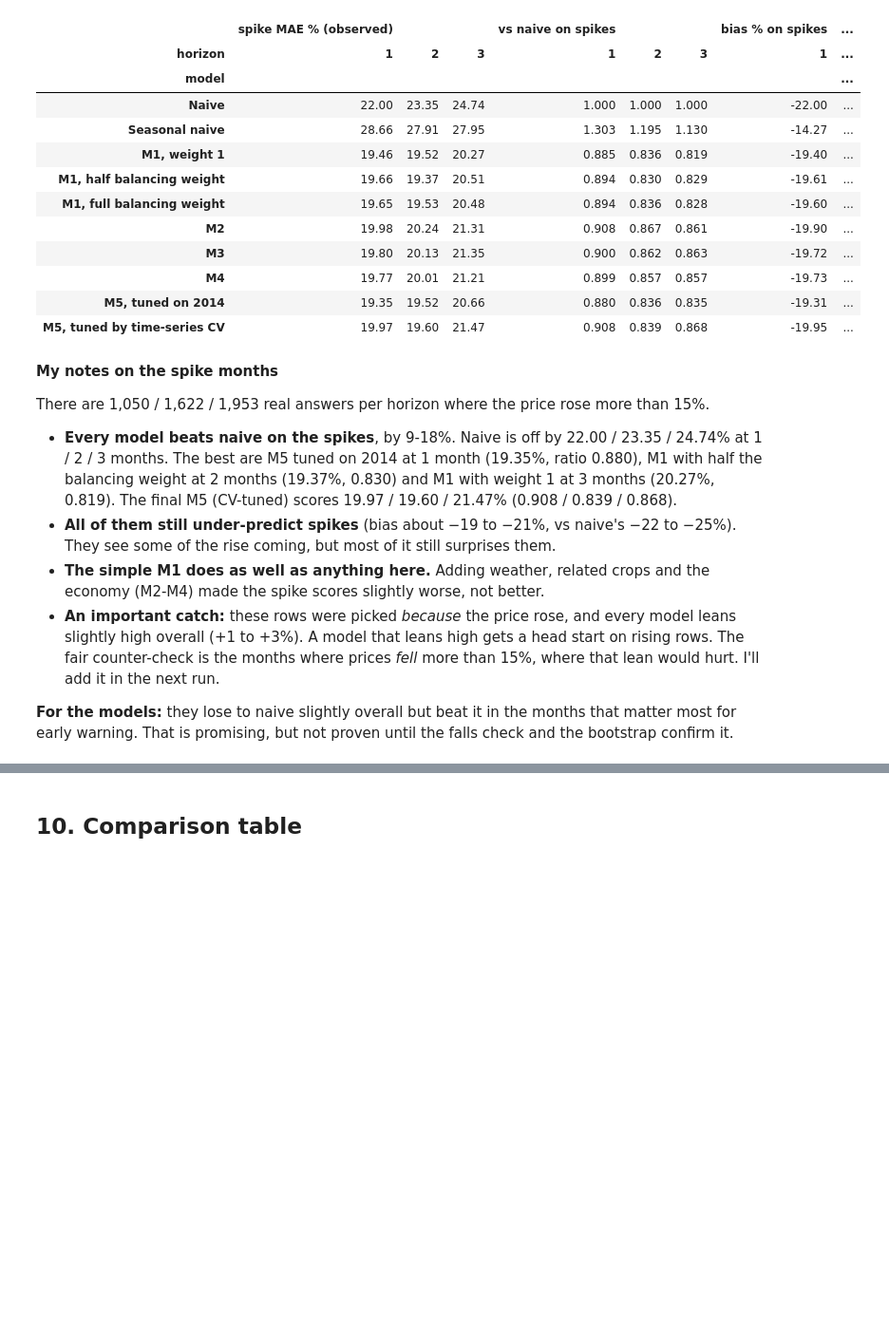
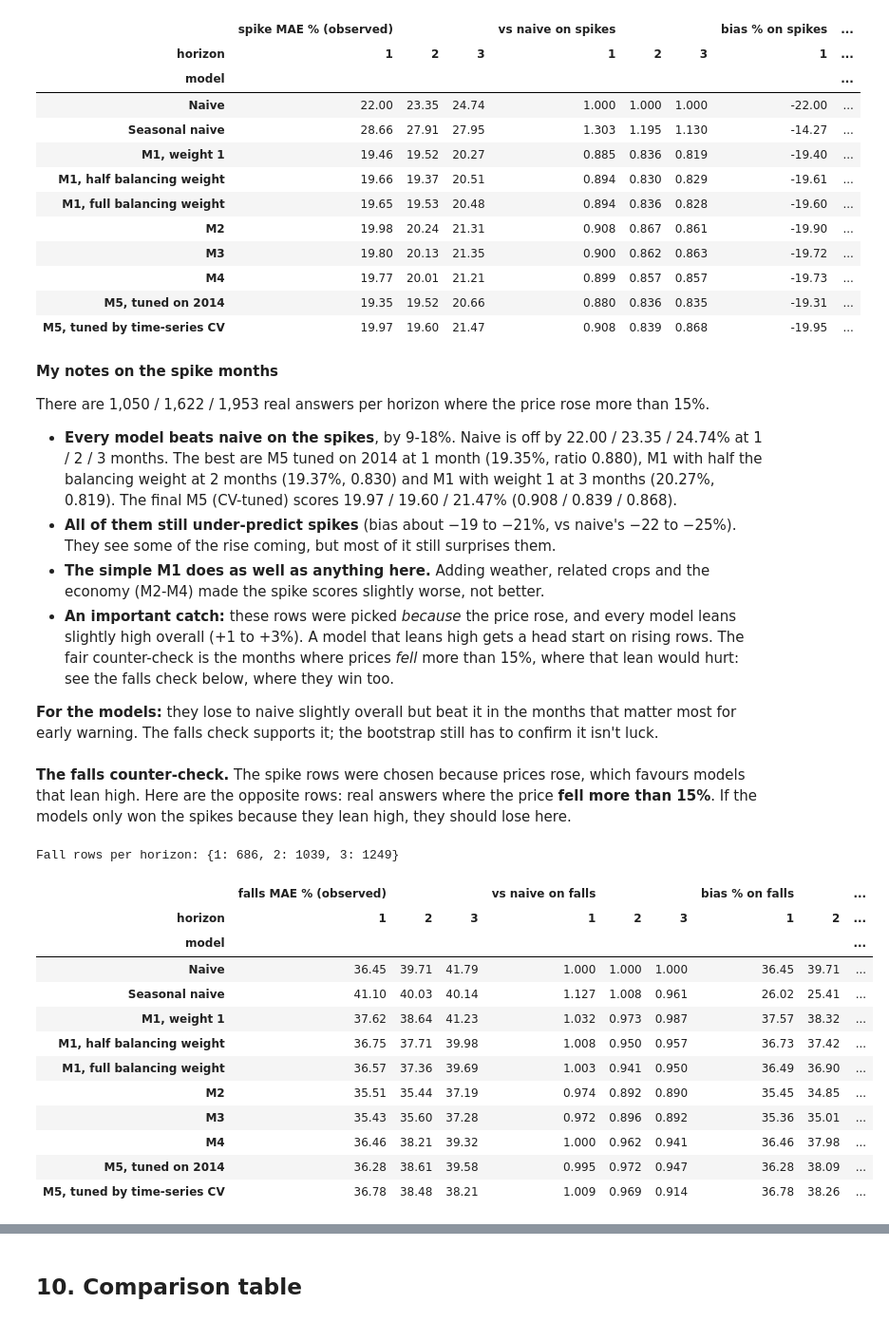
Before and after one commit to samerickwaks/sokoradar, a Jupyter notebook: notebooks/modelling/02_model_build.ipynb, the cells around one changed output, grey strips where cells are left out. Shown at 95% size. Drawn from its saved outputs; the diff is of its cells as text; code cells hidden in the pictures; blank space fills up the shorter version.

Commit message:
Checkpoints for every model, falls check and leak check

```diff
--- a/notebooks/modelling/02_model_build.ipynb
+++ b/notebooks/modelling/02_model_build.ipynb
@@ -1616,6 +1692,34 @@ There are 1,050 / 1,622 / 1,953 real answers per horizon where the price rose mo
 - **Every model beats naive on the spikes**, by 9-18%. Naive is off by 22.00 / 23.35 / 24.74% at 1 / 2 / 3 months. The best are M5 tuned on 2014 at 1 month (19.35%, ratio 0.880), M1 with half the balancing weight at 2 months (19.37%, 0.830) and M1 with weight 1 at 3 months (20.27%, 0.819). The final M5 (CV-tuned) scores 19.97 / 19.60 / 21.47% (0.908 / 0.839 / 0.868).
 - **All of them still under-predict spikes** (bias about −19 to −21%, vs naive's −22 to −25%). They see some of the rise coming, but most of it still surprises them.
 - **The simple M1 does as well as anything here.** Adding weather, related crops and the economy (M2-M4) made the spike scores slightly worse, not better.
-- **An important catch:** these rows were picked *because* the price rose, and every model leans slightly high overall (+1 to +3%). A model that leans high gets a head start on rising rows. The fair counter-check is the months where prices *fell* more than 15%, where that lean would hurt. I'll add it in the next run.
+- **An important catch:** these rows were picked *because* the price rose, and every model leans slightly high overall (+1 to +3%). A model that leans high gets a head start on rising rows. The fair counter-check is the months where prices *fell* more than 15%, where that lean would hurt: see the falls check below, where they win too.
 
-**For the models:** they lose to naive slightly overall but beat it in the months that matter most for early warning. That is promising, but not proven until the falls check and the bootstrap confirm it.
+**For the models:** they lose to naive slightly overall but beat it in the months that matter most for early warning. The falls check supports it; the bootstrap still has to confirm it isn't luck.
+# %% [markdown]
+**The falls counter-check.** The spike rows were chosen because prices rose, which favours models that lean high. Here are the opposite rows: real answers where the price **fell more than 15%**. If the models only won the spikes because they lean high, they should lose here.
+# %%
+# Falls check: error on observed prices where the real price fell more than 15% from the origin month, for every model
+falls = all_forecasts[all_forecasts["target_observed"] & (actual_rise < -0.15)]
+falls_scores = score(falls).query("prices == 'observed'")
+falls_mae = falls_scores.pivot_table(index="model", columns="horizon", values="MAE %").reindex(order)
+print("Fall rows per horizon:", falls.query("model == 'Naive'").groupby("horizon").size().to_dict())
+pd.concat({
+    "falls MAE % (observed)": falls_mae.round(2),
+    "vs naive on falls": (falls_mae / falls_mae.loc["Naive"]).round(3),
+    "bias % on falls": falls_scores.pivot_table(index="model", columns="horizon", values="bias %").reindex(order).round(2),
+}, axis=1)
+# %% [output]
+Fall rows per horizon: {1: 686, 2: 1039, 3: 1249}
+|  | falls MAE % (observed) |  |  | vs naive on falls |  |  | bias % on falls |  | ... |
+| horizon | 1 | 2 | 3 | 1 | 2 | 3 | 1 | 2 | ... |
+| model |  |  |  |  |  |  |  |  | ... |
+| Naive | 36.45 | 39.71 | 41.79 | 1.000 | 1.000 | 1.000 | 36.45 | 39.71 | ... |
+| Seasonal naive | 41.10 | 40.03 | 40.14 | 1.127 | 1.008 | 0.961 | 26.02 | 25.41 | ... |
+| M1, weight 1 | 37.62 | 38.64 | 41.23 | 1.032 | 0.973 | 0.987 | 37.57 | 38.32 | ... |
+| M1, half balancing weight | 36.75 | 37.71 | 39.98 | 1.008 | 0.950 | 0.957 | 36.73 | 37.42 | ... |
+| M1, full balancing weight | 36.57 | 37.36 | 39.69 | 1.003 | 0.941 | 0.950 | 36.49 | 36.90 | ... |
+| M2 | 35.51 | 35.44 | 37.19 | 0.974 | 0.892 | 0.890 | 35.45 | 34.85 | ... |
+| M3 | 35.43 | 35.60 | 37.28 | 0.972 | 0.896 | 0.892 | 35.36 | 35.01 | ... |
+| M4 | 36.46 | 38.21 | 39.32 | 1.000 | 0.962 | 0.941 | 36.46 | 37.98 | ... |
+| M5, tuned on 2014 | 36.28 | 38.61 | 39.58 | 0.995 | 0.972 | 0.947 | 36.28 | 38.09 | ... |
+| M5, tuned by time-series CV | 36.78 | 38.48 | 38.21 | 1.009 | 0.969 | 0.914 | 36.78 | 38.26 | ... |
```
Also changed, not shown: parts of 20 cells of this notebook.
